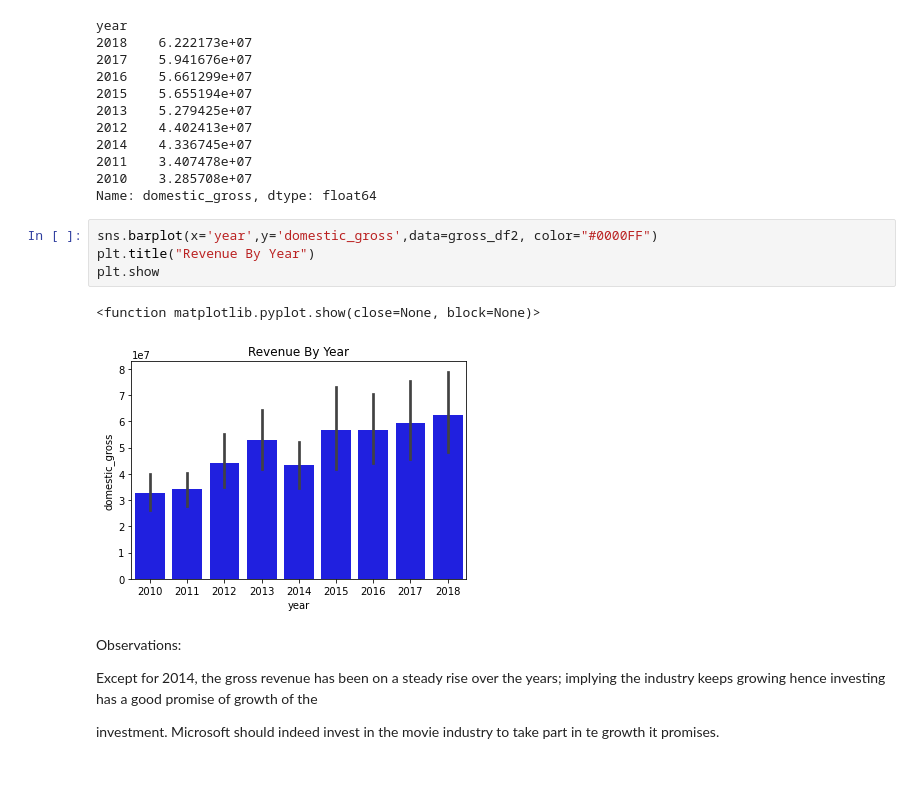
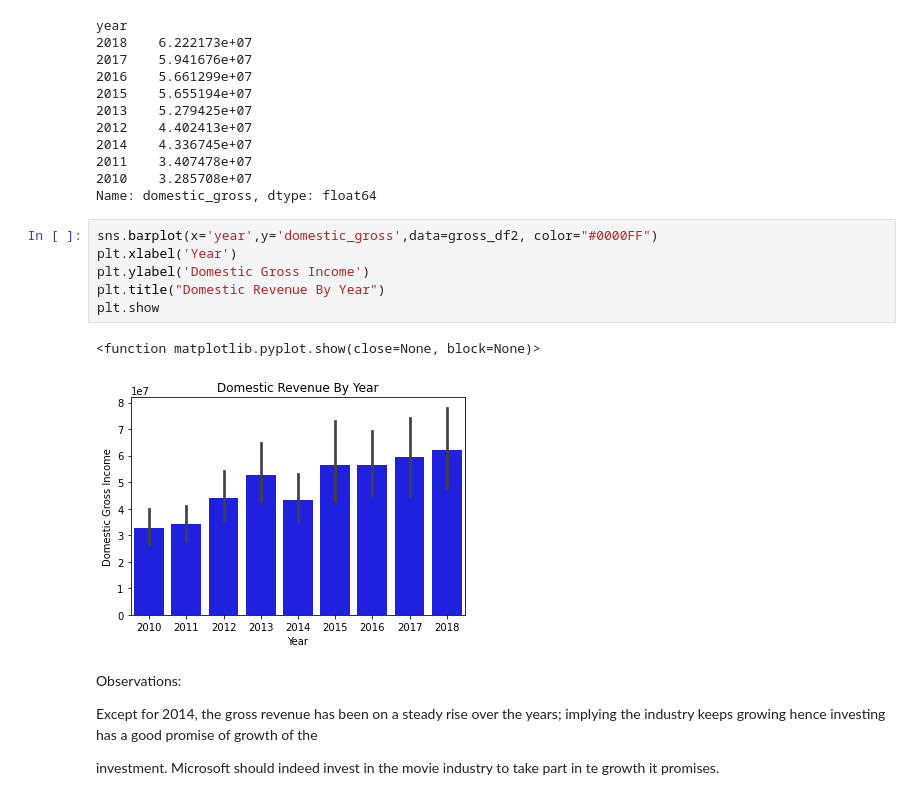
Before and after one commit to Moringa-Projects/Microsoft-Movies-Analysis-G4, a Jupyter notebook: student.ipynb, the cells around one changed output. Cells and saved outputs as stored; diff of their text form.

```diff
--- a/student.ipynb
+++ b/student.ipynb
@@ -721,11 +731,13 @@ year
 Name: domestic_gross, dtype: float64
 # %%
 sns.barplot(x='year',y='domestic_gross',data=gross_df2, color="#0000FF")
-plt.title("Revenue By Year")
+plt.xlabel('Year')
+plt.ylabel('Domestic Gross Income')
+plt.title("Domestic Revenue By Year")
 plt.show
 # %% [output]
 <function matplotlib.pyplot.show(close=None, block=None)>
-[figure, old version]
+[figure, new version]
 # %% [markdown]
 Observations:
 
```
Also changed, not shown: parts of 19 cells of this notebook.
